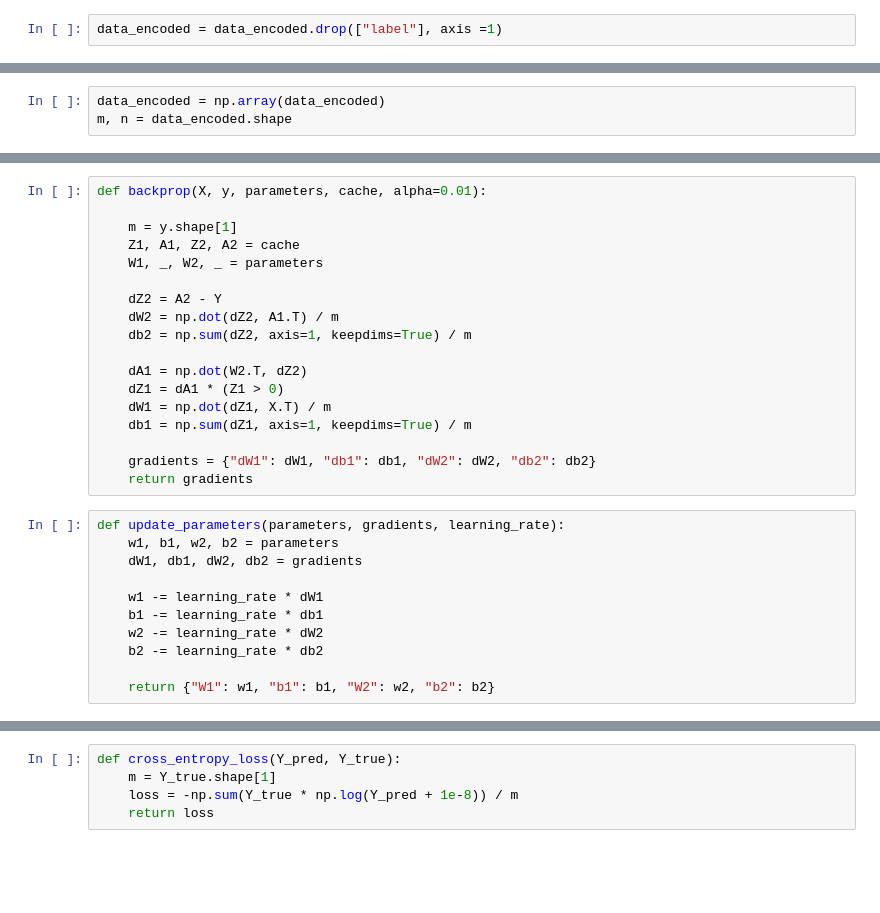
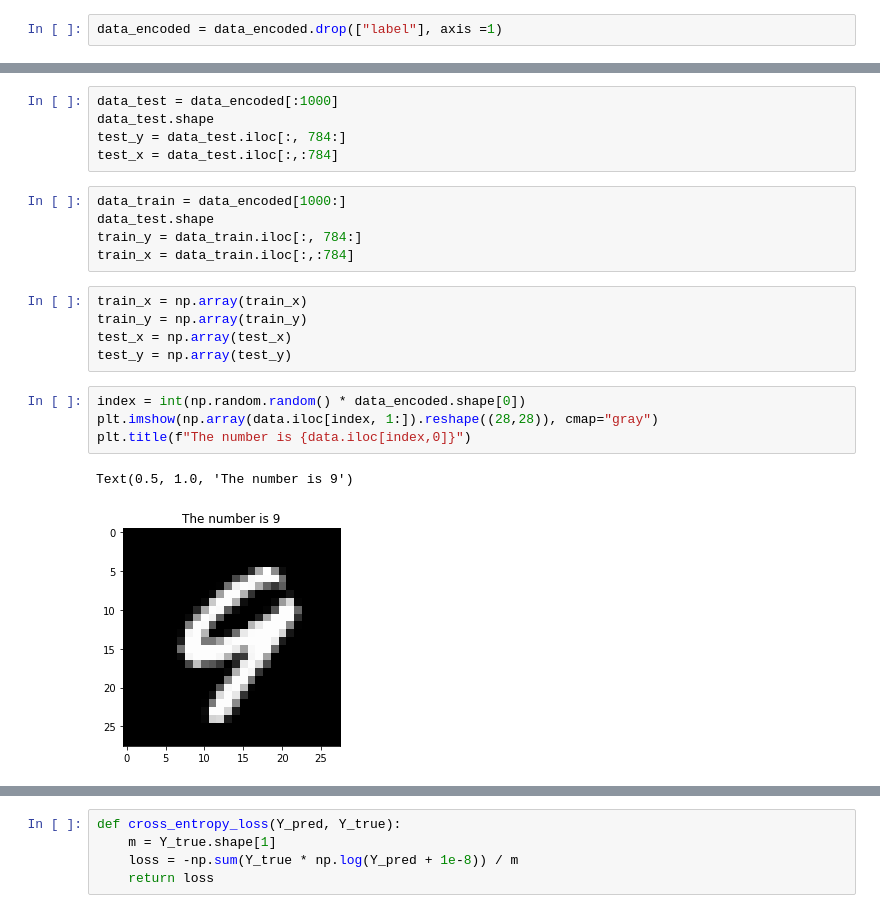
Before and after one commit to Kaustuv-Karki/Data-mining, a Jupyter notebook: NeuralNetwork/neural.ipynb, the cells around one changed output, grey strips where cells are left out. Cells and saved outputs as stored; diff of their text form; blank space fills up the shorter version.

```diff
--- a/NeuralNetwork/neural.ipynb
+++ b/NeuralNetwork/neural.ipynb
@@ -110,3 +14,0 @@ plt.imshow(np.array(data.iloc[int(np.random.random() * data.shape[0]), 1:]).resh
-# %%
-data_encoded = np.array(data_encoded)
-m, n = data_encoded.shape
@@ -241,29 +15,22 @@ def forward_pass(X, parameters):
-# %%
-def backprop(X, y, parameters, cache, alpha=0.01):
-
-    m = y.shape[1]
-    Z1, A1, Z2, A2 = cache
-    W1, _, W2, _ = parameters
-
-    dZ2 = A2 - Y
-    dW2 = np.dot(dZ2, A1.T) / m
-    db2 = np.sum(dZ2, axis=1, keepdims=True) / m
-
-    dA1 = np.dot(W2.T, dZ2)
-    dZ1 = dA1 * (Z1 > 0)
-    dW1 = np.dot(dZ1, X.T) / m
-    db1 = np.sum(dZ1, axis=1, keepdims=True) / m
-
-    gradients = {"dW1": dW1, "db1": db1, "dW2": dW2, "db2": db2}
-    return gradients
-# %%
-def update_parameters(parameters, gradients, learning_rate):
-    w1, b1, w2, b2 = parameters
-    dW1, db1, dW2, db2 = gradients
-
-    w1 -= learning_rate * dW1
-    b1 -= learning_rate * db1
-    w2 -= learning_rate * dW2
-    b2 -= learning_rate * db2
-
-    return {"W1": w1, "b1": b1, "W2": w2, "b2": b2}
+# %%
+data_test = data_encoded[:1000]
+data_test.shape
+test_y = data_test.iloc[:, 784:]
+test_x = data_test.iloc[:,:784]
+# %%
+data_train = data_encoded[1000:]
+data_test.shape
+train_y = data_train.iloc[:, 784:]
+train_x = data_train.iloc[:,:784]
+# %%
+train_x = np.array(train_x)
+train_y = np.array(train_y)
+test_x = np.array(test_x)
+test_y = np.array(test_y)
+# %%
+index = int(np.random.random() * data_encoded.shape[0])
+plt.imshow(np.array(data.iloc[index, 1:]).reshape((28,28)), cmap="gray")
+plt.title(f"The number is {data.iloc[index,0]}")
+# %% [output]
+Text(0.5, 1.0, 'The number is 9')
+[figure, added]
```
Also changed, not shown: parts of 54 cells of this notebook, 1 other file.
